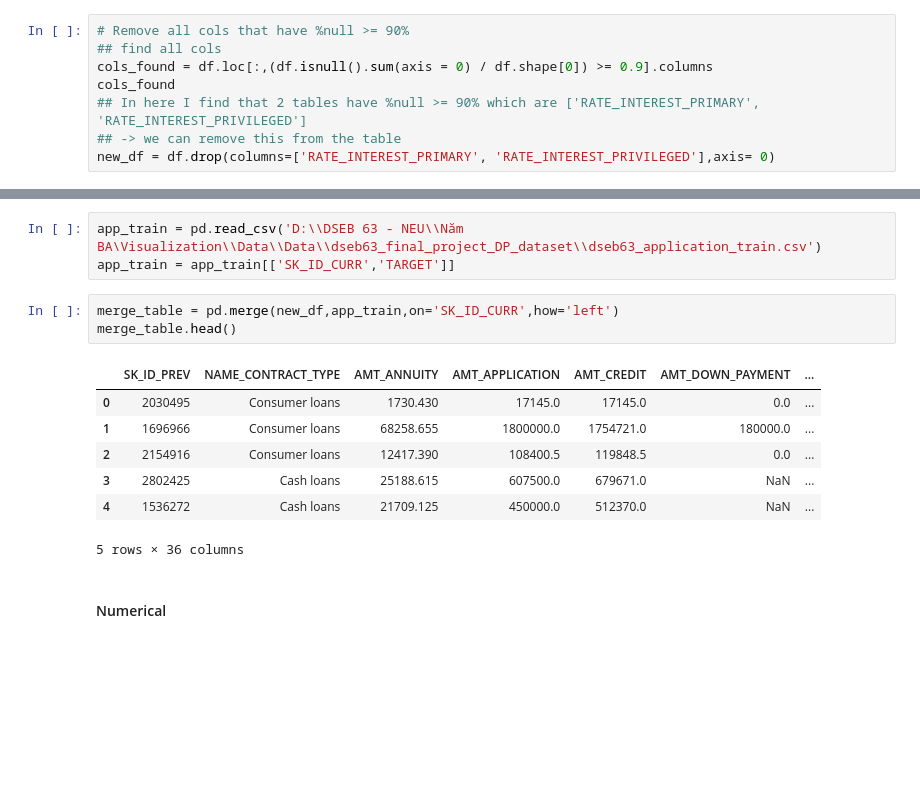
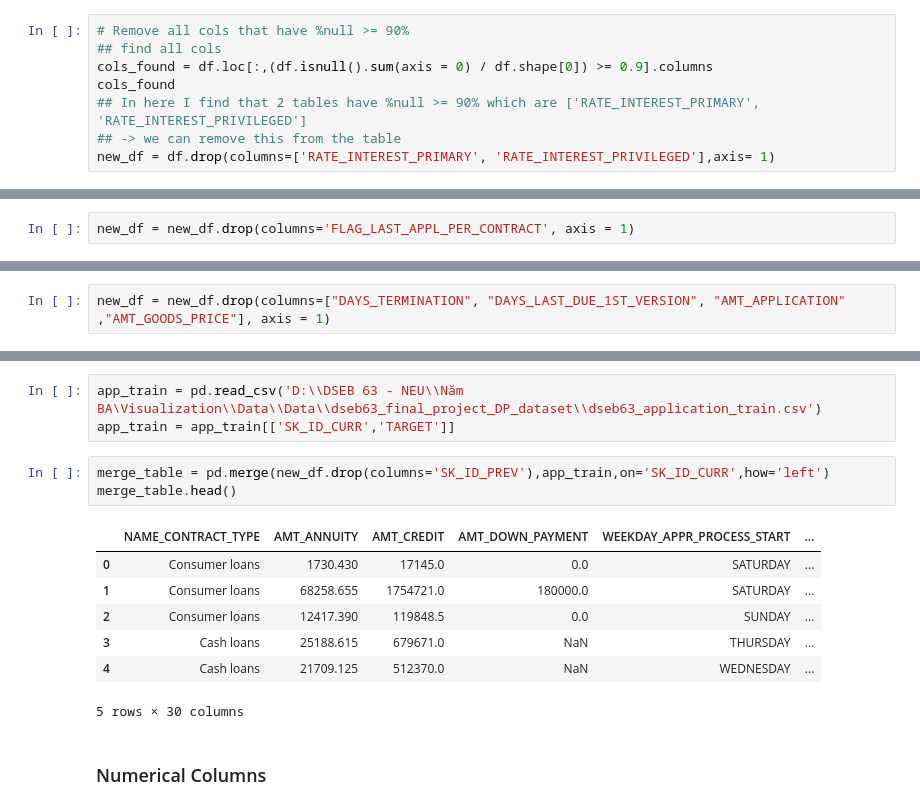
Before and after one commit to dunp7/Home-Default-Credit-Risk, a Jupyter notebook: Cleaning + EDA/Previous_app.ipynb, the cells around one changed output, grey strips where cells are left out. Drawn from its saved outputs; the diff is of its cells as text; blank space fills up the shorter version.

```diff
--- a/Cleaning + EDA/Previous_app.ipynb
+++ b/Cleaning + EDA/Previous_app.ipynb
@@ -90,4 +93,4 @@ cols_found = df.loc[:,(df.isnull().sum(axis = 0) / df.shape[0]) >= 0.9].columns
 cols_found
 ## In here I find that 2 tables have %null >= 90% which are ['RATE_INTEREST_PRIMARY', 'RATE_INTEREST_PRIVILEGED']
 ## -> we can remove this from the table
-new_df = df.drop(columns=['RATE_INTEREST_PRIMARY', 'RATE_INTEREST_PRIVILEGED'],axis= 0)
+new_df = df.drop(columns=['RATE_INTEREST_PRIMARY', 'RATE_INTEREST_PRIVILEGED'],axis= 1)
@@ -223,6 +199,8 @@ plt.show()
 [figure]
 # %% [markdown]
 ##### From above pie chart I see that 1 columns that have an almost differences in percent of each categories, which name  is FLAG_LAST_APPL_PER_CONTRACT -> This feature does not affect a lot to our model -> This feature can be removed
+# %%
+new_df = new_df.drop(columns='FLAG_LAST_APPL_PER_CONTRACT', axis = 1)
 # %% [markdown]
 ### Multivariate Analysis
 # %%
@@ -239,18 +222,20 @@ From this table, We can gain an insight that 4 feature have high relationships,
+# %%
+new_df = new_df.drop(columns=["DAYS_TERMINATION", "DAYS_LAST_DUE_1ST_VERSION", "AMT_APPLICATION" ,"AMT_GOODS_PRICE"], axis = 1)
 # %% [markdown]
 External (means that what is the correlation between with the target value)
 # %%
 app_train = pd.read_csv('D:\\DSEB 63 - NEU\\Năm BA\Visualization\\Data\\Data\\dseb63_final_project_DP_dataset\\dseb63_application_train.csv')
 app_train = app_train[['SK_ID_CURR','TARGET']]
 # %%
-merge_table = pd.merge(new_df,app_train,on='SK_ID_CURR',how='left')
+merge_table = pd.merge(new_df.drop(columns='SK_ID_PREV'),app_train,on='SK_ID_CURR',how='left')
 merge_table.head()
 # %% [output]
-|  | SK_ID_PREV | NAME_CONTRACT_TYPE | AMT_ANNUITY | AMT_APPLICATION | AMT_CREDIT | AMT_DOWN_PAYMENT | ... |
-| 0 | 2030495 | Consumer loans | 1730.430 | 17145.0 | 17145.0 | 0.0 | ... |
-| 1 | 1696966 | Consumer loans | 68258.655 | 1800000.0 | 1754721.0 | 180000.0 | ... |
-| 2 | 2154916 | Consumer loans | 12417.390 | 108400.5 | 119848.5 | 0.0 | ... |
-| 3 | 2802425 | Cash loans | 25188.615 | 607500.0 | 679671.0 | NaN | ... |
-| 4 | 1536272 | Cash loans | 21709.125 | 450000.0 | 512370.0 | NaN | ... |
+|  | NAME_CONTRACT_TYPE | AMT_ANNUITY | AMT_CREDIT | AMT_DOWN_PAYMENT | WEEKDAY_APPR_PROCESS_START | ... |
+| 0 | Consumer loans | 1730.430 | 17145.0 | 0.0 | SATURDAY | ... |
+| 1 | Consumer loans | 68258.655 | 1754721.0 | 180000.0 | SATURDAY | ... |
+| 2 | Consumer loans | 12417.390 | 119848.5 | 0.0 | SUNDAY | ... |
+| 3 | Cash loans | 25188.615 | 679671.0 | NaN | THURSDAY | ... |
+| 4 | Cash loans | 21709.125 | 512370.0 | NaN | WEDNESDAY | ... |
-5 rows × 36 columns
+5 rows × 30 columns
 # %% [markdown]
-#### Numerical
+### Numerical Columns
```
Also changed, not shown: parts of 42 cells of this notebook, 9 other files.
